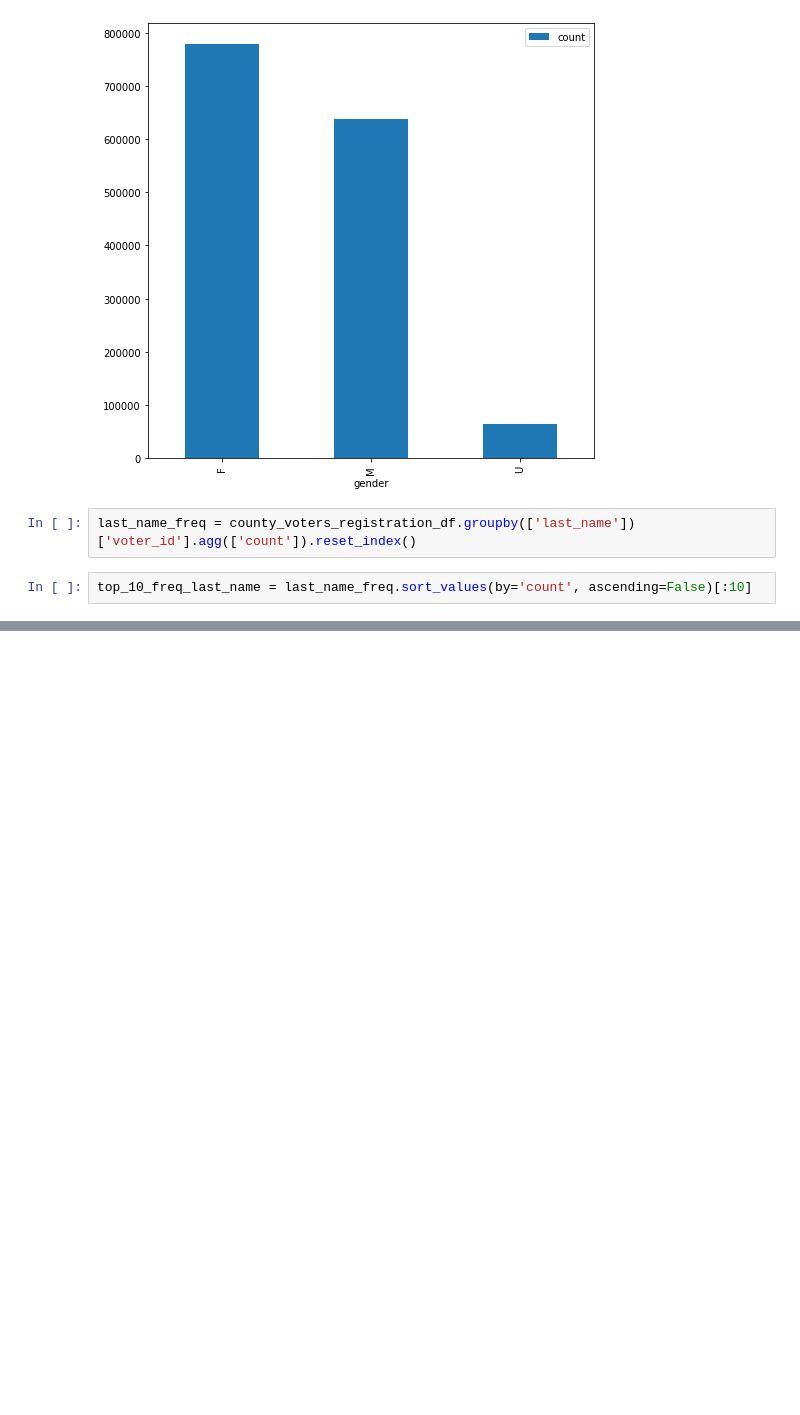
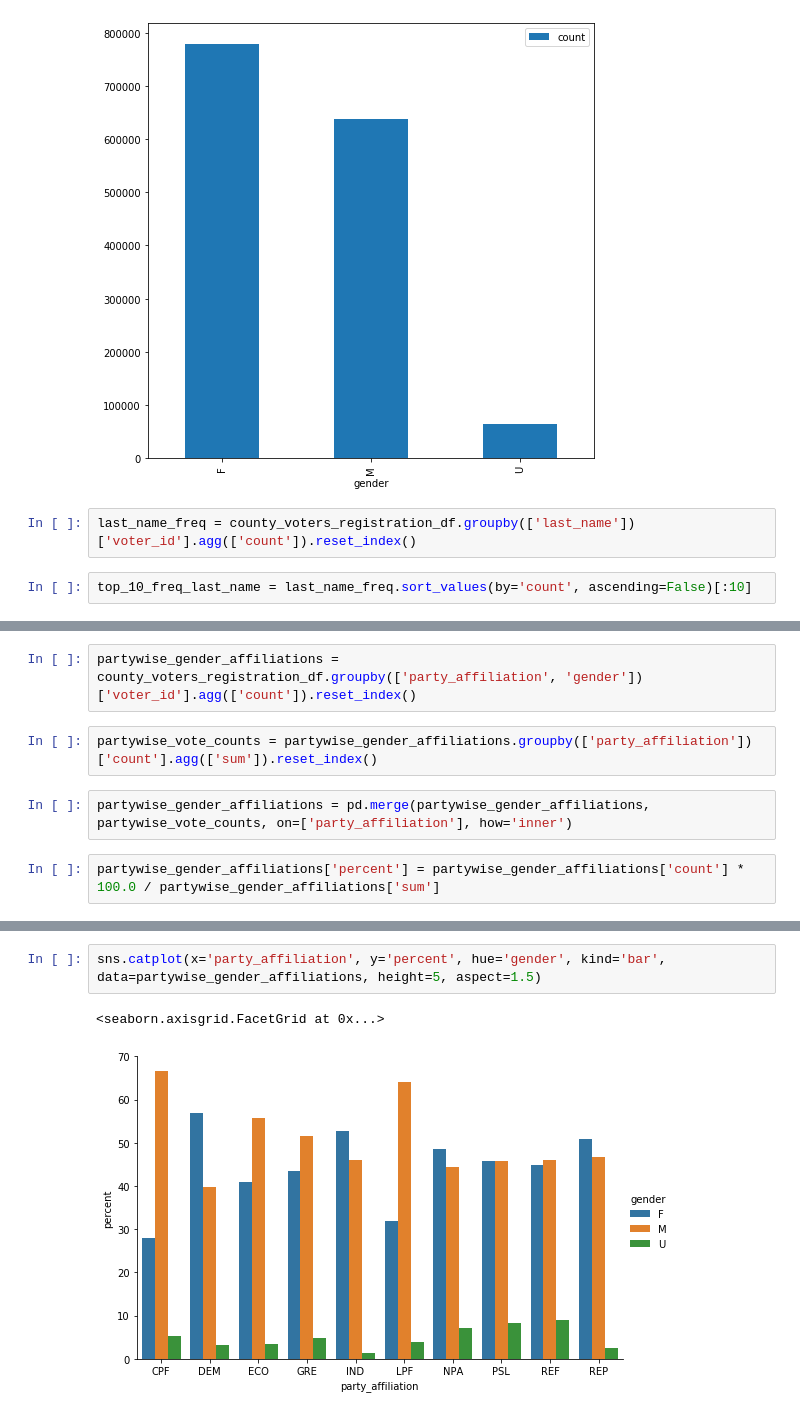
Before and after one commit to ParasAvkirkar/PoliticalPolarizationAndMarriage, a Jupyter notebook: analysis.ipynb, the cells around one changed output, grey strips where cells are left out. Cells and saved outputs as stored; diff of their text form; blank space fills up the shorter version.

```diff
--- a/analysis.ipynb
+++ b/analysis.ipynb
@@ -161,0 +184,8 @@ TypeError: float() argument must be a string or a number, not 'method'
+# %%
+partywise_gender_affiliations = county_voters_registration_df.groupby(['party_affiliation', 'gender'])['voter_id'].agg(['count']).reset_index()
+# %%
+partywise_vote_counts = partywise_gender_affiliations.groupby(['party_affiliation'])['count'].agg(['sum']).reset_index()
+# %%
+partywise_gender_affiliations = pd.merge(partywise_gender_affiliations, partywise_vote_counts, on=['party_affiliation'], how='inner')
+# %%
+partywise_gender_affiliations['percent'] = partywise_gender_affiliations['count'] * 100.0 / partywise_gender_affiliations['sum']
@@ -161,0 +212,5 @@ TypeError: float() argument must be a string or a number, not 'method'
+# %%
+sns.catplot(x='party_affiliation', y='percent', hue='gender', kind='bar', data=partywise_gender_affiliations, height=5, aspect=1.5)
+# %% [output]
+<seaborn.axisgrid.FacetGrid at 0x...>
+[figure, added]
```
Also changed, not shown: parts of 3 cells of this notebook.
